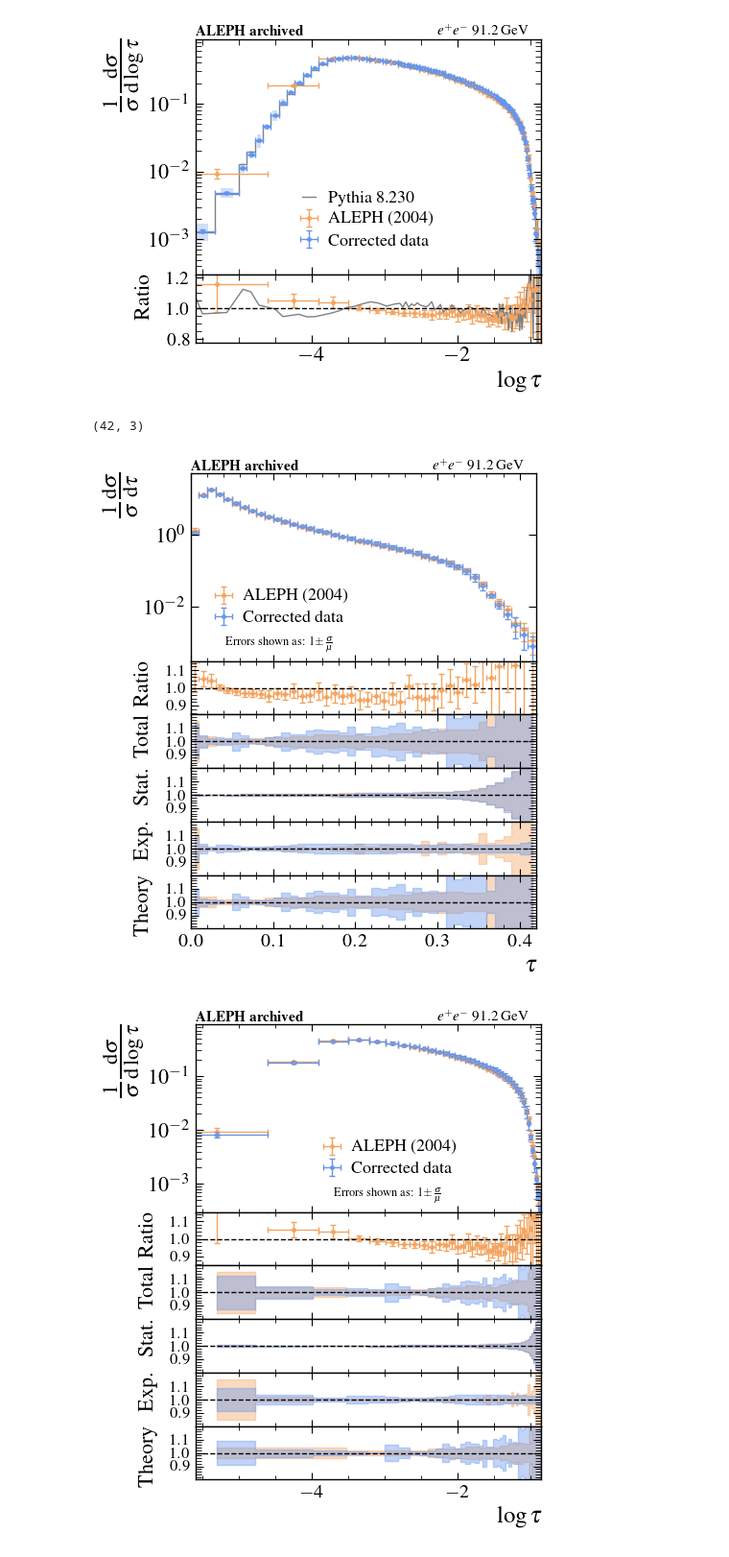
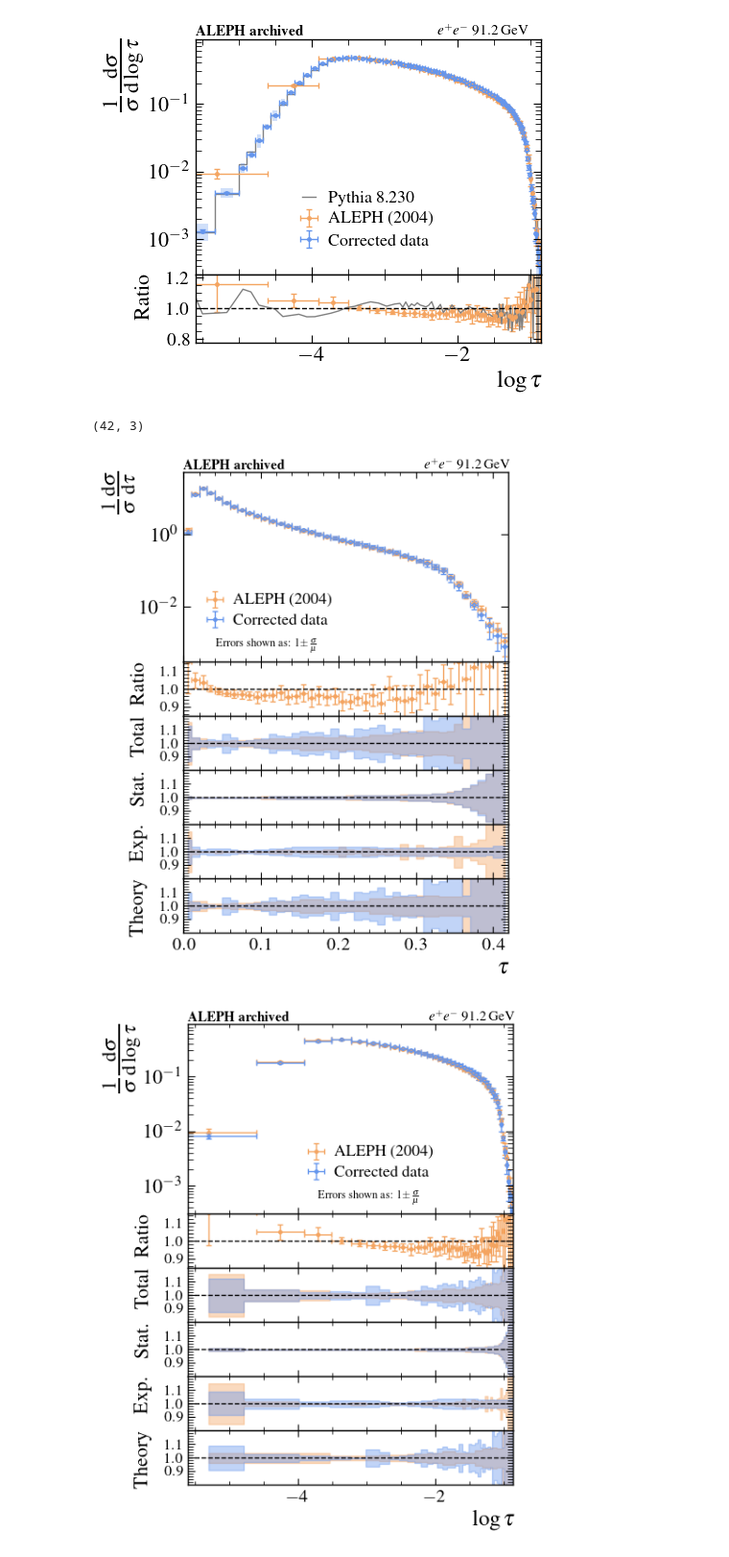
Before and after one commit to badeaa3/unfold-ee-logtau, a Jupyter notebook: Plotting/VisualizeResult.ipynb, the cells around one changed output. Shown at 96% size. Saved outputs shown, nothing was run; the diff lists cells and outputs as text; code cells hidden in the pictures.

Commit message:
update results

```diff
--- a/Plotting/VisualizeResult.ipynb
+++ b/Plotting/VisualizeResult.ipynb
@@ -54,6 +52,7 @@ GlobalPathConf = {
             # "/home/badea/e+e-/aleph/unfold-ee-logtau/results/training-81e396c6/", # N=10 new training with tensorflow+omnifold versions
             "/home/badea/e+e-/aleph/unfold-ee-logtau/results/training-7efcc4c6/", # N=100 only theory
             "/home/badea/e+e-/aleph/unfold-ee-logtau/results/training-06dd2025/", # N=100 everything
+            "/home/badea/e+e-/aleph/unfold-ee-logtau/results/training-f3395dfe/", # N=100 additional 5 boostrap mc and data
             # "/home/badea/e+e-/aleph/temp/training-cda2f380", # N=10 theory only on NERSC
         ],
         "new_mc" : "/home/badea/e+e-/aleph/derivations/20250527/"
@@ -1341,13 +1347,13 @@ for key, region_style in paperPlotConf.items():
         handletextpad=0.7,
         handlelength=0.8,
     )
-    axs[0].set_ylabel(region_style["ax1_ylabel"], fontsize=style.get("ax1_ylabel_fs", 18), labelpad=5)
+    axs[0].set_ylabel(region_style["ax1_ylabel"], fontsize=style.get("ax1_ylabel_fs", 18), labelpad=4)
     axs[0].set_ylim(region_style["ax1_ylim"])
     axs[0].set_yscale("log")
     axs[0].set_ylim(region_style["ax1_ylim"][0], region_style["ax1_ylim"][1])
     axs[0].tick_params(axis='both', which='major', labelsize=style.get("ax1_tick_ls", 15))
     axs[0].text(0, 1.0, r"$\textbf{ALEPH\ archived}$", transform=axs[0].transAxes, ha='left', va='bottom', fontsize=style["header_fontsize"])
-    axs[0].text(0.7, 1.0, r"$e^{+}e^{-}$ 91.2 GeV", transform=axs[0].transAxes, ha='left', va='bottom', fontsize=style["header_fontsize"])
+    axs[0].text(0.74, 1.0, r"$e^{+}e^{-}$ 91.2 GeV", transform=axs[0].transAxes, ha='left', va='bottom', fontsize=style["header_fontsize"])
     axs[0].text(0.1+region_style["legend_bbox"][0], 0.05, r"Errors shown as: 1$\pm\frac{{\sigma}}{{\mu}}$", transform=axs[0].transAxes, ha='left', va='bottom', fontsize=9)
 
     # ax1 ratios
@@ -1404,33 +1410,34 @@ for key, region_style in paperPlotConf.items():
     for ax, name in zip(axs[1:], ["Ratio", "Total", "Stat.", "Exp.", "Theory"]):
         ax.set_ylabel(name, fontsize=style.get("ax2_ylabel_fs", 18))
         ax.set_xlim(region_style["ax2_xlim"])
     # set final x-axis
     axs[-1].set_xlabel(region_style["ax2_xlabel"], fontsize=style.get("ax2_xlabel_fs", 18), labelpad=4)
 
     # handle others
     for ax in axs[2:]:
         ax.set_ylim(0.8, 1.2)
         ax.set_yticks([0.9, 1.0, 1.1])
 
     # tick length
     for ax in axs:
         ax.tick_params(axis="y", which="major", length=6)
         ax.tick_params(axis="y", which="minor", length=4)
         ax.tick_params(axis="x", which="major", length=5)
         ax.tick_params(axis="x", which="minor", length=3)
 
     # tick size
     axs[0].tick_params(axis='y', labelsize=16)
     for ax in axs[1:]:
         ax.tick_params(axis='y', labelsize=12)
 
     # enforce settings and save
     fig.set_size_inches(style["figsize"][0], style["figsize"][1])
-    fig.subplots_adjust(left=0.23, right=0.95, top=0.93, bottom=0.14)
+    # fig.subplots_adjust(left=0.19, right=0.98, top=0.95, bottom=0.1)
+    fig.subplots_adjust(left=0.22, right=0.94, top=0.95, bottom=0.1)
     plt.savefig(f"paper/{key}_multipanel.pdf", bbox_inches=None, dpi=150)
     plt.show()
     plt.close()
 # %% [output]
 (42, 3)
-[figure, old version]
+[figure, new version]
-[figure, old version]
+[figure, new version]
```
Also changed, not shown: parts of 9 cells of this notebook.
